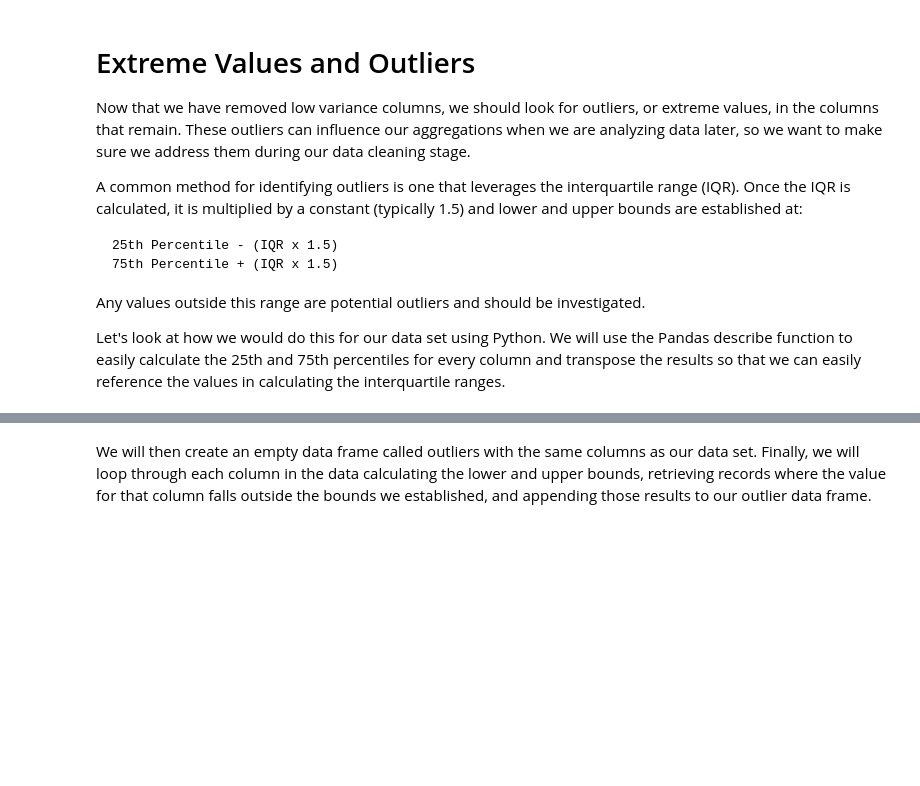
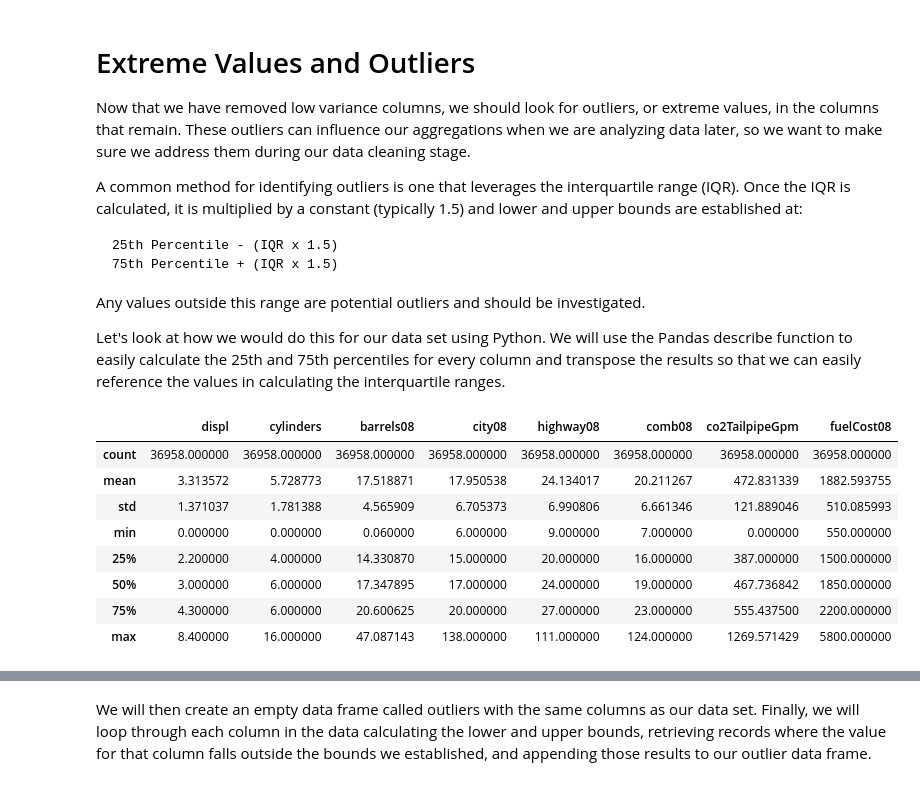
Before and after one commit to Os-f-dev/datamex_012021, a Jupyter notebook: module-1/lab-data_cleaning/your-code/Learning.ipynb, the cells around one changed output, grey strips where cells are left out. Drawn from its saved outputs; the diff is of its cells as text; code cells hidden in the pictures; blank space fills up the shorter version.

```diff
--- a/module-1/lab-data_cleaning/your-code/Learning.ipynb
+++ b/module-1/lab-data_cleaning/your-code/Learning.ipynb
@@ -169,6 +169,18 @@ A common method for identifying outliers is one that leverages the interquartile
 Any values outside this range are potential outliers and should be investigated.
 
 Let's look at how we would do this for our data set using Python. We will use the Pandas describe function to easily calculate the 25th and 75th percentiles for every column and transpose the results so that we can easily reference the values in calculating the interquartile ranges.
+# %%
+data.describe()
+# %% [output]
+|  | displ | cylinders | barrels08 | city08 | highway08 | comb08 | co2TailpipeGpm | fuelCost08 |
+| count | 36958.000000 | 36958.000000 | 36958.000000 | 36958.000000 | 36958.000000 | 36958.000000 | 36958.000000 | 36958.000000 |
+| mean | 3.313572 | 5.728773 | 17.518871 | 17.950538 | 24.134017 | 20.211267 | 472.831339 | 1882.593755 |
+| std | 1.371037 | 1.781388 | 4.565909 | 6.705373 | 6.990806 | 6.661346 | 121.889046 | 510.085993 |
+| min | 0.000000 | 0.000000 | 0.060000 | 6.000000 | 9.000000 | 7.000000 | 0.000000 | 550.000000 |
+| 25% | 2.200000 | 4.000000 | 14.330870 | 15.000000 | 20.000000 | 16.000000 | 387.000000 | 1500.000000 |
+| 50% | 3.000000 | 6.000000 | 17.347895 | 17.000000 | 24.000000 | 19.000000 | 467.736842 | 1850.000000 |
+| 75% | 4.300000 | 6.000000 | 20.600625 | 20.000000 | 27.000000 | 23.000000 | 555.437500 | 2200.000000 |
+| max | 8.400000 | 16.000000 | 47.087143 | 138.000000 | 111.000000 | 124.000000 | 1269.571429 | 5800.000000 |
 # %%
 stats = data.describe().transpose()
 stats['IQR'] = stats['75%'] - stats['25%']
```
Also changed, not shown: parts of 6 cells of this notebook, 2 other files.
